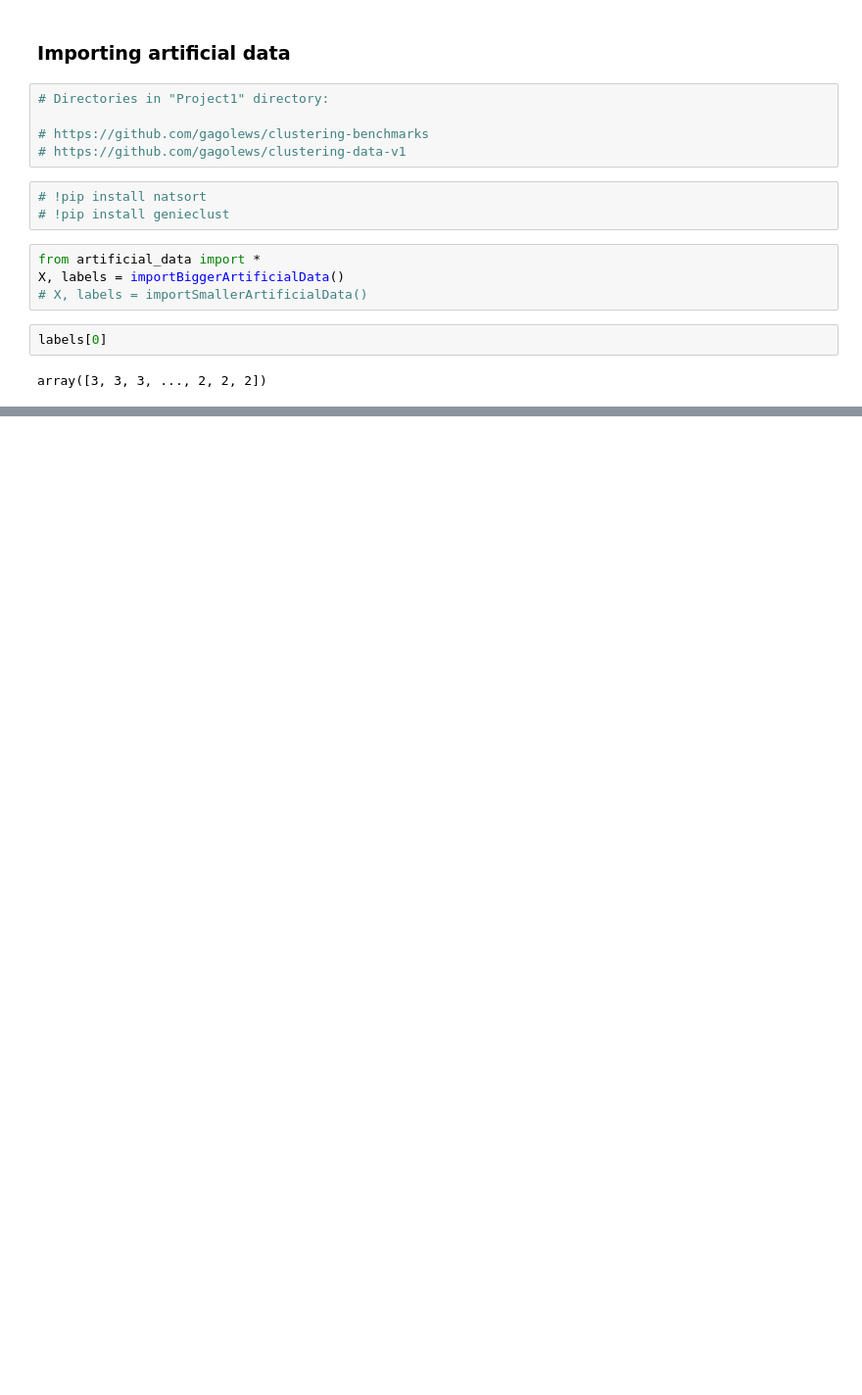
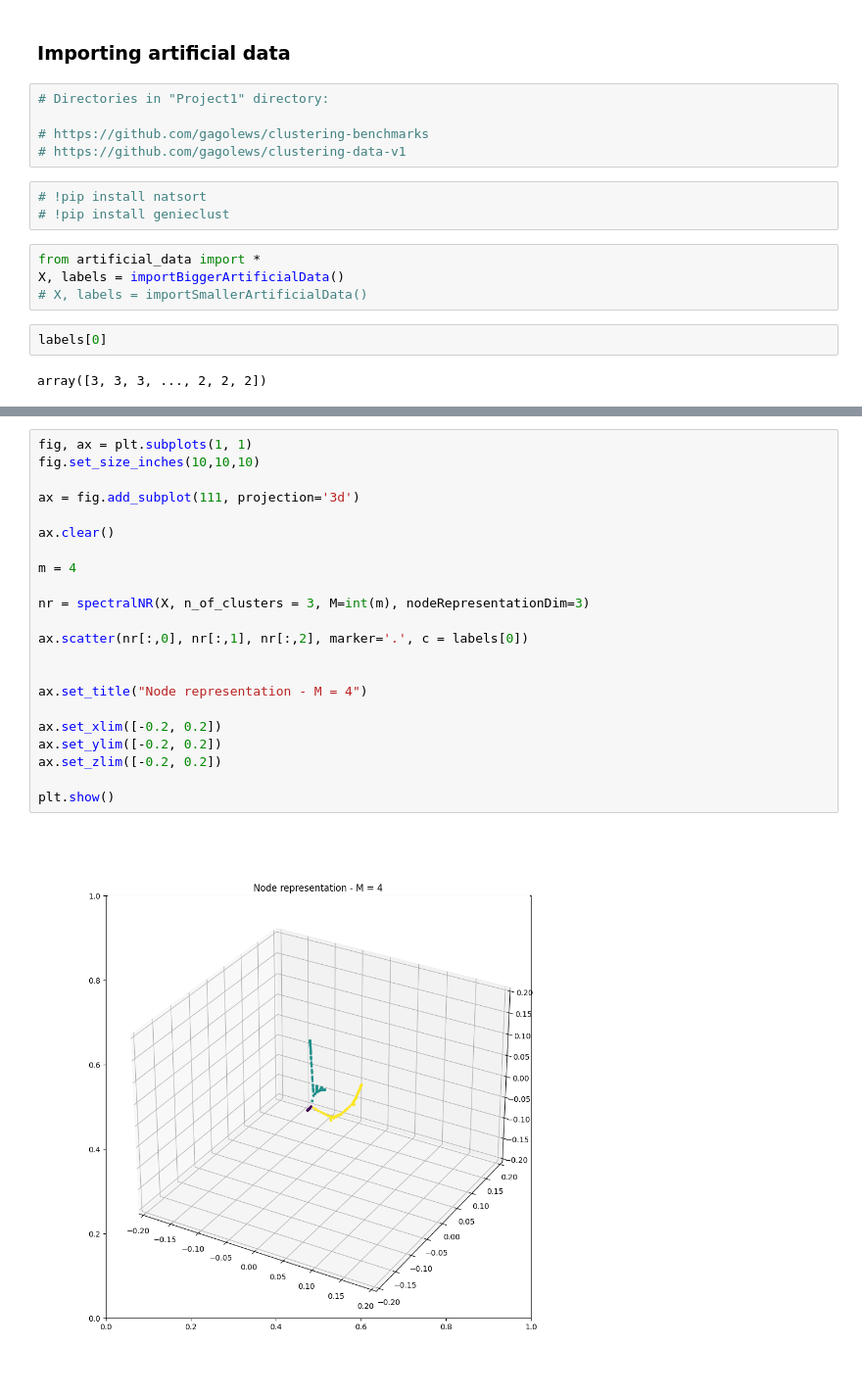
Before and after one commit to WronaPatryk/MLonGraphs, a Jupyter notebook: Project1/spectral_clustering_basic.ipynb, the cells around one changed output, grey strips where cells are left out. Shown at 98% size. Saved outputs shown, nothing was run; the diff lists cells and outputs as text; blank space fills up the shorter version.

```diff
--- a/Project1/spectral_clustering_basic.ipynb
+++ b/Project1/spectral_clustering_basic.ipynb
@@ -106,0 +312,24 @@ AR(spectral_labels, labels[0])
+# %%
+fig, ax = plt.subplots(1, 1)
+fig.set_size_inches(10,10,10)
+
+ax = fig.add_subplot(111, projection='3d')
+
+ax.clear()
+
+m = 4
+
+nr = spectralNR(X, n_of_clusters = 3, M=int(m), nodeRepresentationDim=3)
+
+ax.scatter(nr[:,0], nr[:,1], nr[:,2], marker='.', c = labels[0])
+
+
+ax.set_title("Node representation - M = 4")
+
+ax.set_xlim([-0.2, 0.2])
+ax.set_ylim([-0.2, 0.2])
+ax.set_zlim([-0.2, 0.2])
+
+plt.show()
+# %% [output]
+[figure, added]
```
Also changed, not shown: parts of 20 cells of this notebook.
